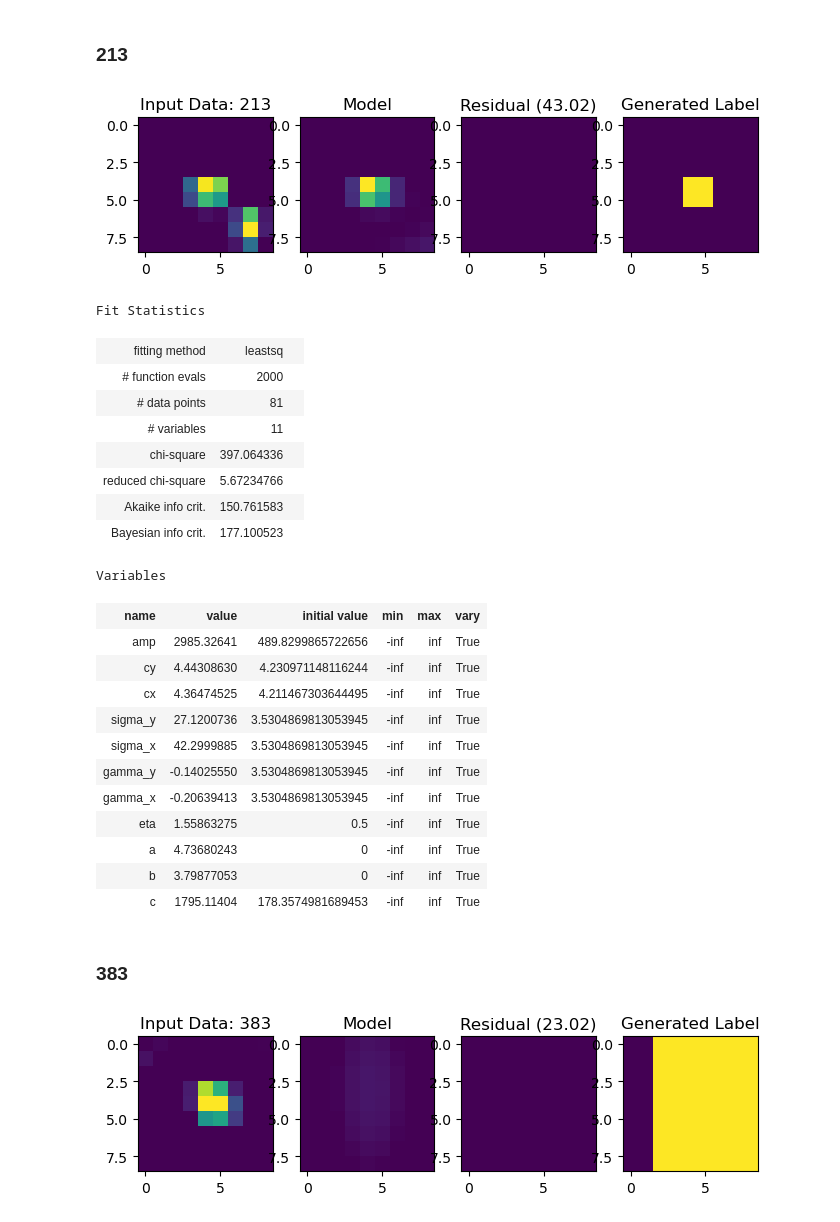
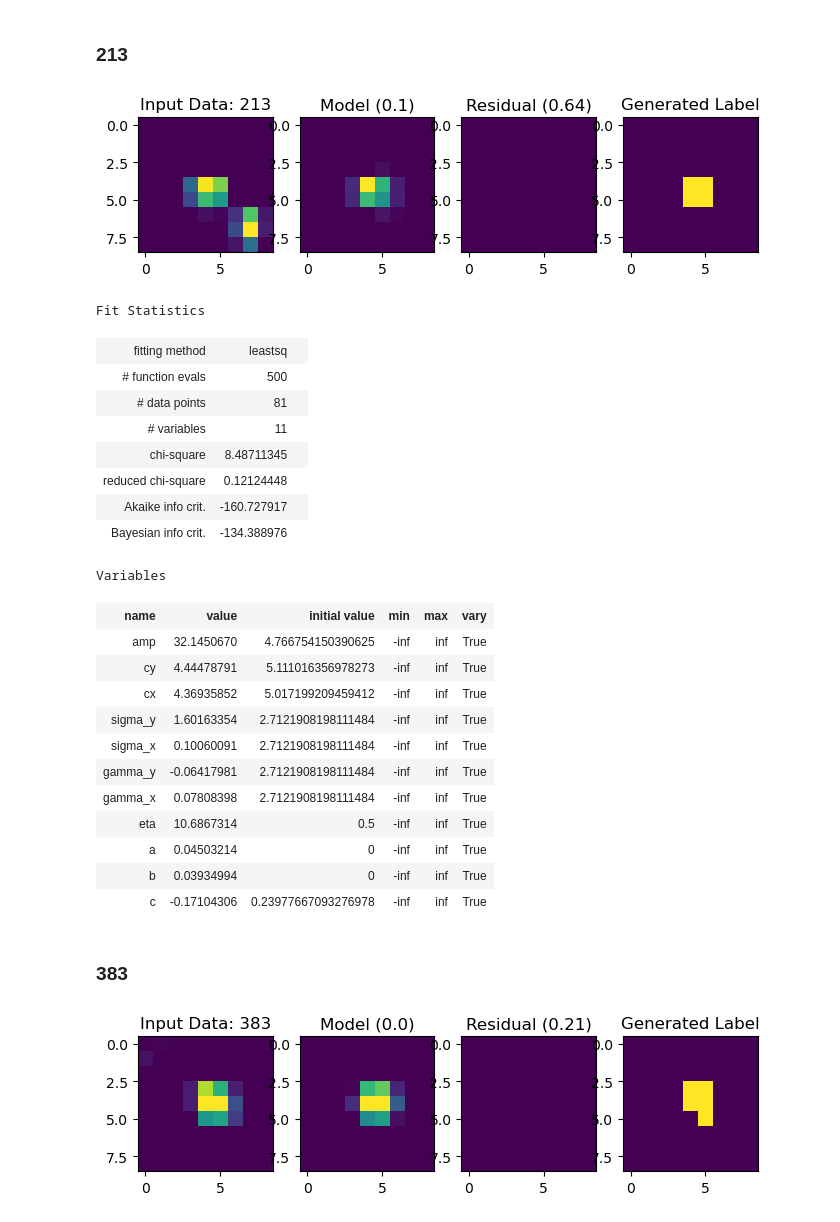
Before and after one commit to carbonscott/bragg-peak-fitter, a Jupyter notebook: examples/bragg_peak_fitter.ipynb, the cells around one changed output. Cells and saved outputs as stored; diff of their text form; code cells hidden in the pictures.

Commit message:
Update the fitting example.

```diff
--- a/examples/bragg_peak_fitter.ipynb
+++ b/examples/bragg_peak_fitter.ipynb
@@ -92,7 +93,7 @@ def display_fitting(patch, model_params, idx, redchi, threshold_level = 0.5):
     ax.imshow(model_no_bg_val_half_max, vmin = 0, vmax = 1)
     ax.set_title(f'Generated Label')
 # %%
-def perform_fitting(patch, model_params, idx, threshold_level = 0.5):
+def perform_fitting(patch, model_params, idx, redchi, threshold_level = 0.5):
     ncols = 4
     nrows = 1
     fig   = plt.figure(figsize = (ncols * 2, nrows * 2))
@@ -116,7 +117,7 @@ def perform_fitting(patch, model_params, idx, threshold_level = 0.5):
 
     ax = ax_list[1]
     ax.imshow(model_val, vmin = vmin, vmax = vmax)
-    ax.set_title(f'Model')
+    ax.set_title(f'Model ({redchi:.1f})')
 
     # Residual
     residual_val = model_val - patch
@@ -153,2 +203,2 @@ random_display_in_grid(patch_list, ncols = 10, nrows = 4)
 # %%
-peak_fitter = PeakFitter(num_cpus = 15)
+peak_fitter = PeakFitter()
@@ -159,3 +208,6 @@ patch_list[0].shape
 # %%
-results = peak_fitter.fit_all_images(patch_list)
+num_cpus = 10
+max_nfev = 500
+results = peak_fitter.fit_all_images(patch_list, num_cpus = num_cpus, max_nfev = max_nfev)
+# results = peak_fitter.fit_all_images(patch_list_norm, num_cpus = num_cpus, max_nfev = max_nfev)
 # %% [output]
@@ -227,41 +296,43 @@ Variables
 ### 213
 # %%
 idx = 213
-model_val, residual_val, model_no_bg_val, model_no_bg_val_half_max = perform_fitting(patch_list[idx], results[idx].params, idx, threshold_level = threshold_level)
+model_val, residual_val, model_no_bg_val, model_no_bg_val_half_max = perform_fitting(patch_list[idx], results[idx].params, idx, results[idx].redchi, threshold_level = threshold_level)
+# model_val, residual_val, model_no_bg_val, model_no_bg_val_half_max = perform_fitting(patch_list_norm[idx], results[idx].params, idx, results[idx].redchi, threshold_level = threshold_level)
 # %% [output]
-[figure, old version]
+[figure, new version]
 # %%
 results[idx]
 # %% [output]
 Fit Statistics
 | fitting method | leastsq |  |
-| # function evals | 2000 |  |
+| # function evals | 500 |  |
 | # data points | 81 |  |
 | # variables | 11 |  |
-| chi-square | 397.064336 |  |
-| reduced chi-square | 5.67234766 |  |
-| Akaike info crit. | 150.761583 |  |
-| Bayesian info crit. | 177.100523 |  |
+| chi-square | 8.48711345 |  |
+| reduced chi-square | 0.12124448 |  |
+| Akaike info crit. | -160.727917 |  |
+| Bayesian info crit. | -134.388976 |  |
 Variables
 | name | value | initial value | min | max | vary |
-| amp | 2985.32641 | 489.8299865722656 | -inf | inf | True |
-| cy | 4.44308630 | 4.230971148116244 | -inf | inf | True |
-| cx | 4.36474525 | 4.211467303644495 | -inf | inf | True |
-| sigma_y | 27.1200736 | 3.5304869813053945 | -inf | inf | True |
-| sigma_x | 42.2999885 | 3.5304869813053945 | -inf | inf | True |
-| gamma_y | -0.14025550 | 3.5304869813053945 | -inf | inf | True |
-| gamma_x | -0.20639413 | 3.5304869813053945 | -inf | inf | True |
-| eta | 1.55863275 | 0.5 | -inf | inf | True |
-| a | 4.73680243 | 0 | -inf | inf | True |
-| b | 3.79877053 | 0 | -inf | inf | True |
-| c | 1795.11404 | 178.3574981689453 | -inf | inf | True |
+| amp | 32.1450670 | 4.766754150390625 | -inf | inf | True |
+| cy | 4.44478791 | 5.111016356978273 | -inf | inf | True |
+| cx | 4.36935852 | 5.017199209459412 | -inf | inf | True |
+| sigma_y | 1.60163354 | 2.7121908198111484 | -inf | inf | True |
+| sigma_x | 0.10060091 | 2.7121908198111484 | -inf | inf | True |
+| gamma_y | -0.06417981 | 2.7121908198111484 | -inf | inf | True |
+| gamma_x | 0.07808398 | 2.7121908198111484 | -inf | inf | True |
+| eta | 10.6867314 | 0.5 | -inf | inf | True |
+| a | 0.04503214 | 0 | -inf | inf | True |
+| b | 0.03934994 | 0 | -inf | inf | True |
+| c | -0.17104306 | 0.23977667093276978 | -inf | inf | True |
 # %% [markdown]
 ### 383
 # %%
 idx = 383
-model_val, residual_val, model_no_bg_val, model_no_bg_val_half_max = perform_fitting(patch_list[idx], results[idx].params, idx, threshold_level = threshold_level)
+model_val, residual_val, model_no_bg_val, model_no_bg_val_half_max = perform_fitting(patch_list[idx], results[idx].params, idx, results[idx].redchi, threshold_level = threshold_level)
+# model_val, residual_val, model_no_bg_val, model_no_bg_val_half_max = perform_fitting(patch_list_norm[idx], results[idx].params, idx, results[idx].redchi, threshold_level = threshold_level)
 # %% [output]
-[figure, old version]
+[figure, new version]
 # %%
 results[idx]
 # %% [output]
```
Also changed, not shown: parts of 15 cells of this notebook.
